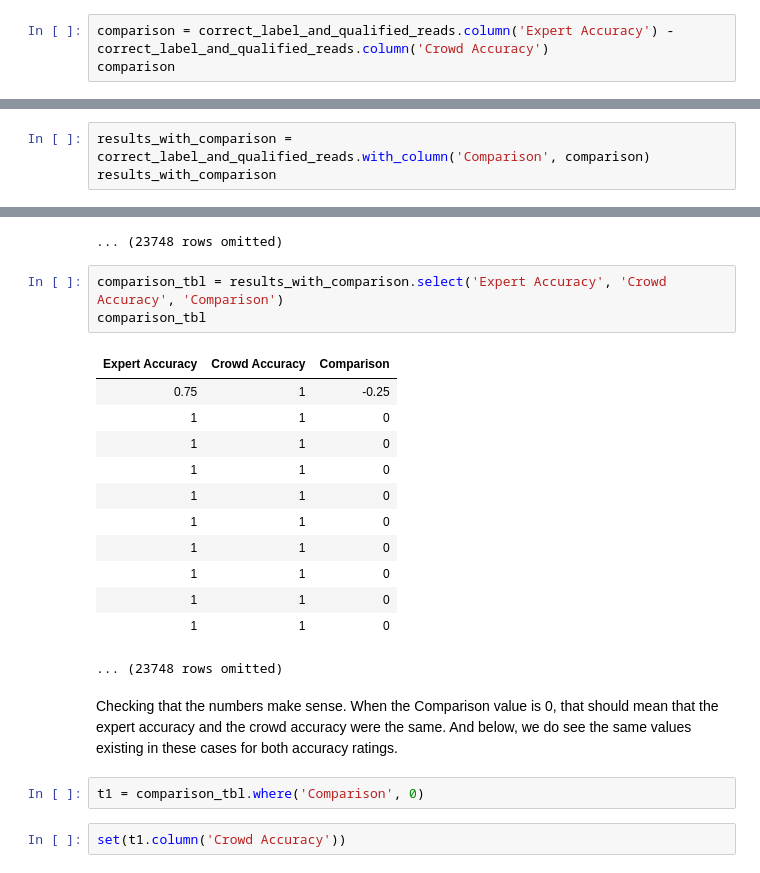
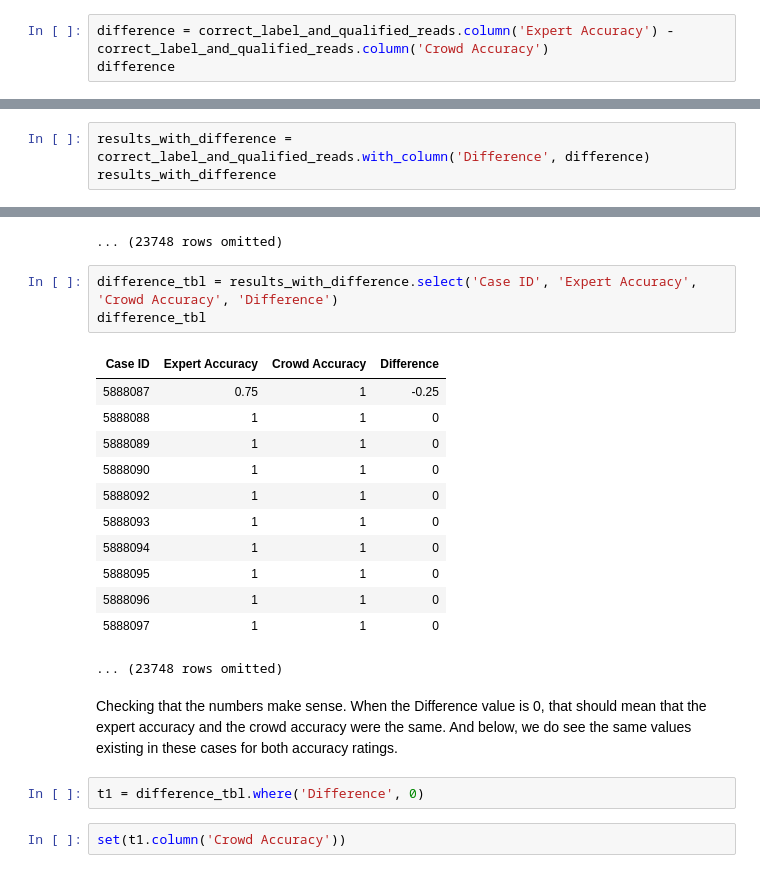
Before and after one commit to stoddardian/label-medical-images, a Jupyter notebook: descriptive-analysis-2.ipynb, the cells around one changed output, grey strips where cells are left out. Drawn from its saved outputs; the diff is of its cells as text.

```diff
--- a/descriptive-analysis-2.ipynb
+++ b/descriptive-analysis-2.ipynb
@@ -194,12 +133,12 @@ The comparison score will be calculated by subtracting crowd accuracy rate from
 # %%
-comparison = correct_label_and_qualified_reads.column('Expert Accuracy') - correct_label_and_qualified_reads.column('Crowd Accuracy')
-comparison
+difference = correct_label_and_qualified_reads.column('Expert Accuracy') - correct_label_and_qualified_reads.column('Crowd Accuracy')
+difference
 # %% [output]
 array([-0.25, 0.0, 0.0, ..., 0.75, 0.29200000000000004,
        -0.17500000000000004], dtype=object)
 # %%
-results_with_comparison = correct_label_and_qualified_reads.with_column('Comparison', comparison)
-results_with_comparison
+results_with_difference = correct_label_and_qualified_reads.with_column('Difference', difference)
+results_with_difference
 # %% [output]
 | Case ID | Expert Yes Votes | Qualified Reads | Correct Label | Majority Label | Difficulty | Agreement | ... |
 | 5888087 | 2 | 2 | no | no | 0 | 1 | ... |
@@ -214,25 +153,25 @@ results_with_comparison
 | 5888097 | 0 | 4 | no | no | 0 | 1 | ... |
 ... (23748 rows omitted)
 # %%
-comparison_tbl = results_with_comparison.select('Expert Accuracy', 'Crowd Accuracy', 'Comparison')
-comparison_tbl
+difference_tbl = results_with_difference.select('Case ID', 'Expert Accuracy', 'Crowd Accuracy', 'Difference')
+difference_tbl
 # %% [output]
-| Expert Accuracy | Crowd Accuracy | Comparison |
-| 0.75 | 1 | -0.25 |
-| 1 | 1 | 0 |
-| 1 | 1 | 0 |
-| 1 | 1 | 0 |
-| 1 | 1 | 0 |
-| 1 | 1 | 0 |
-| 1 | 1 | 0 |
-| 1 | 1 | 0 |
-| 1 | 1 | 0 |
-| 1 | 1 | 0 |
+| Case ID | Expert Accuracy | Crowd Accuracy | Difference |
+| 5888087 | 0.75 | 1 | -0.25 |
+| 5888088 | 1 | 1 | 0 |
+| 5888089 | 1 | 1 | 0 |
+| 5888090 | 1 | 1 | 0 |
+| 5888092 | 1 | 1 | 0 |
+| 5888093 | 1 | 1 | 0 |
+| 5888094 | 1 | 1 | 0 |
+| 5888095 | 1 | 1 | 0 |
+| 5888096 | 1 | 1 | 0 |
+| 5888097 | 1 | 1 | 0 |
 ... (23748 rows omitted)
 # %% [markdown]
-Checking that the numbers make sense. When the Comparison value is 0, that should mean that the expert accuracy and the crowd accuracy were the same. And below, we do see the same values existing in these cases for both accuracy ratings.
+Checking that the numbers make sense. When the Difference value is 0, that should mean that the expert accuracy and the crowd accuracy were the same. And below, we do see the same values existing in these cases for both accuracy ratings.
 # %%
-t1 = comparison_tbl.where('Comparison', 0)
+t1 = difference_tbl.where('Difference', 0)
 # %%
 set(t1.column('Crowd Accuracy'))
 # %% [output]
```
Also changed, not shown: parts of 23 cells of this notebook.
